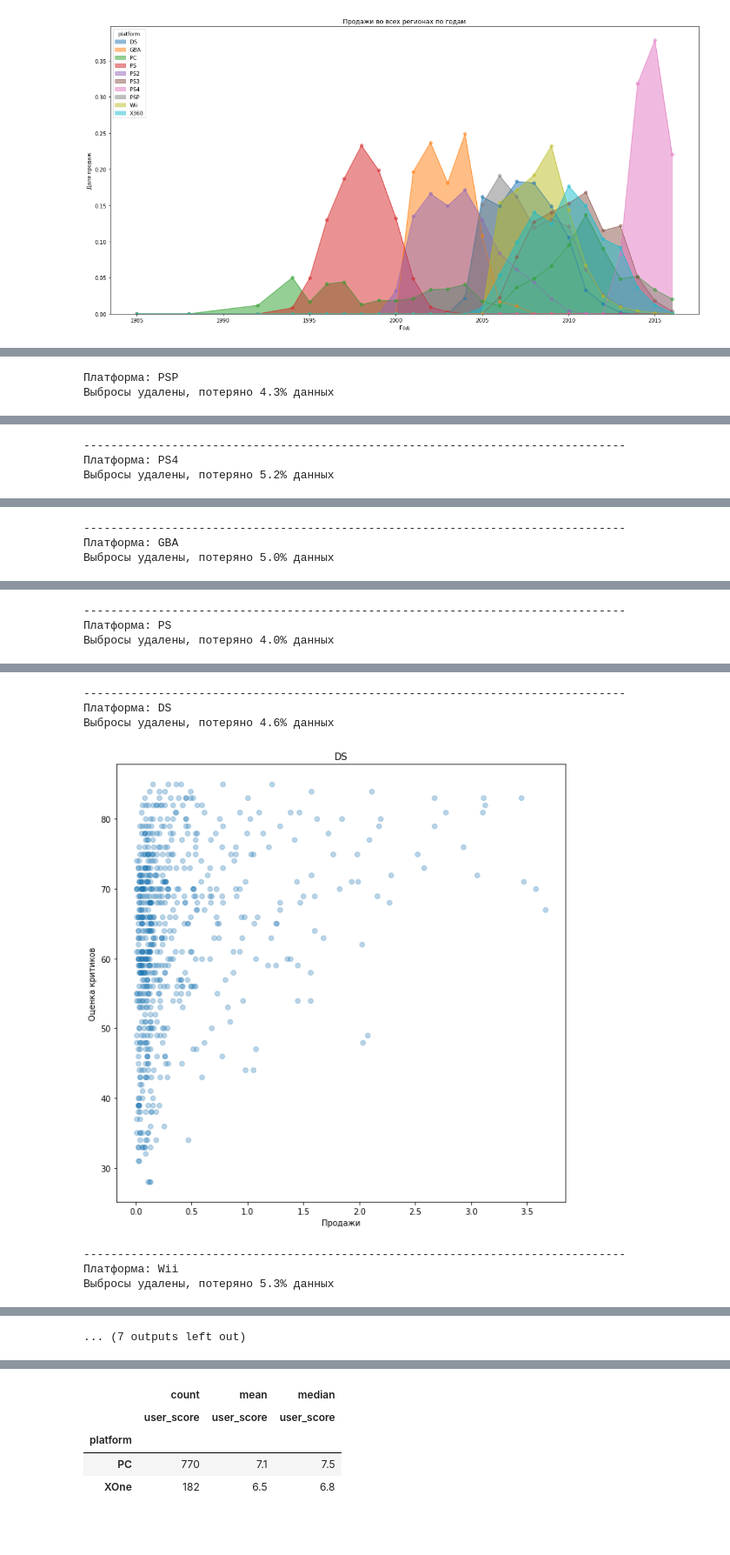
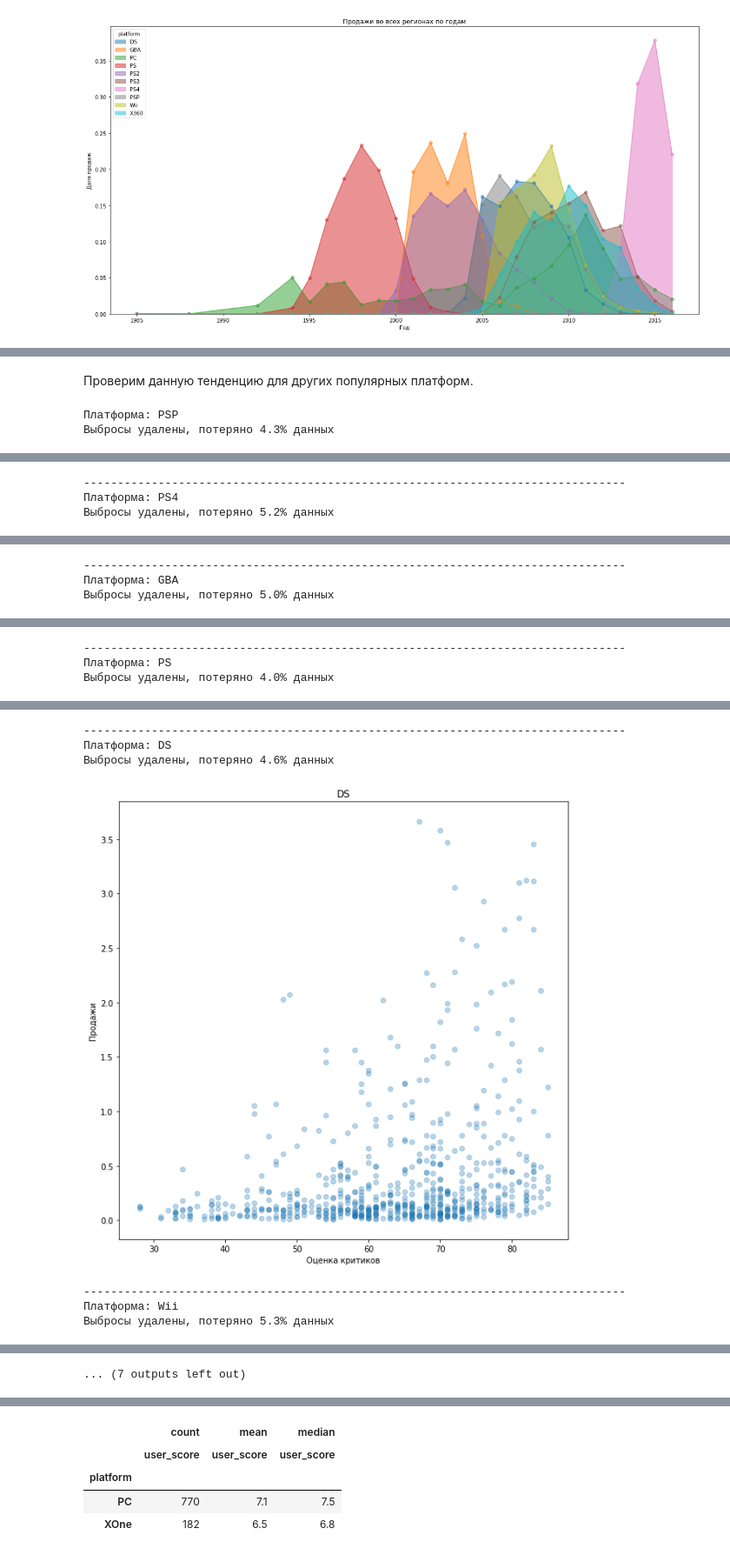
Before and after one commit to fomichev-a-d/yandex_practicum_projects, a Jupyter notebook: gamedev/games.ipynb, the cells around one changed output, grey strips where cells are left out. Shown at 87% size. Cells and saved outputs as stored; diff of their text form; code cells hidden in the pictures; blank space fills up the shorter version.

```diff
--- a/gamedev/games.ipynb
+++ b/gamedev/games.ipynb
@@ -294,0 +523,14 @@ mean_lifetime
+# %%
+x=current_pivot_by_platform.index
+y=current_pivot_by_platform['total_sales']
+
+colors = plt.cm.YlGn(np.linspace(0, 1, len(x)))
+
+plt.figure(figsize=(10,5))
+
+plt.xlabel('Платформа')
+plt.ylabel('Продажи')
+
+plt.barh(x, y, color=colors, edgecolor = "black", alpha=0.7)
+
+plt.show()
@@ -335,13 +616,13 @@ def quantile_filter (data):
 # %%
 def scatter_plot (data):
 
-    x=data['total_sales']
-    y=data['critic_score']
+    y=data['total_sales']
+    x=data['critic_score']
 
     plt.figure(figsize=(10,10))
 
-    plt.xlabel('Продажи')
-    plt.ylabel('Оценка критиков')
+    plt.ylabel('Продажи')
+    plt.xlabel('Оценка критиков')
     plt.title(platform)
 
     plt.scatter(x, y, alpha=0.3)
@@ -366,11 +653,13 @@ scatter_plot (score_by_sales)
 # %%
-platform_to_sales_corr = pd.DataFrame(index=top_platforms, columns=['corr'])
+platform_to_sales_corr = pd.DataFrame(index=top10_platforms, columns=['corr'])
 # %%
 platform_to_sales_corr.loc['PC']['corr'] = score_by_sales.corr().loc['total_sales']['critic_score']
+# %% [markdown]
+Проверим данную тенденцию для других популярных платформ.
 # %%
-top_platforms.remove('PC')
+top10_platforms.remove('PC')
 # %%
-for platform in top_platforms:
+for platform in top10_platforms:
     score_by_sales = df.query('platform == @platform')\
                    .dropna(subset=['total_sales','critic_score'])[['total_sales', 'critic_score']]
 
@@ -399,7 +688,7 @@ for platform in top_platforms:
 --------------------------------------------------------------------------------
 Платформа: DS
 Выбросы удалены, потеряно 4.6% данных
-[figure, old version]
+[figure, new version]
 --------------------------------------------------------------------------------
 Платформа: Wii
 Выбросы удалены, потеряно 5.3% данных
```
Also changed, not shown: parts of 157 cells of this notebook, 1 other file.
